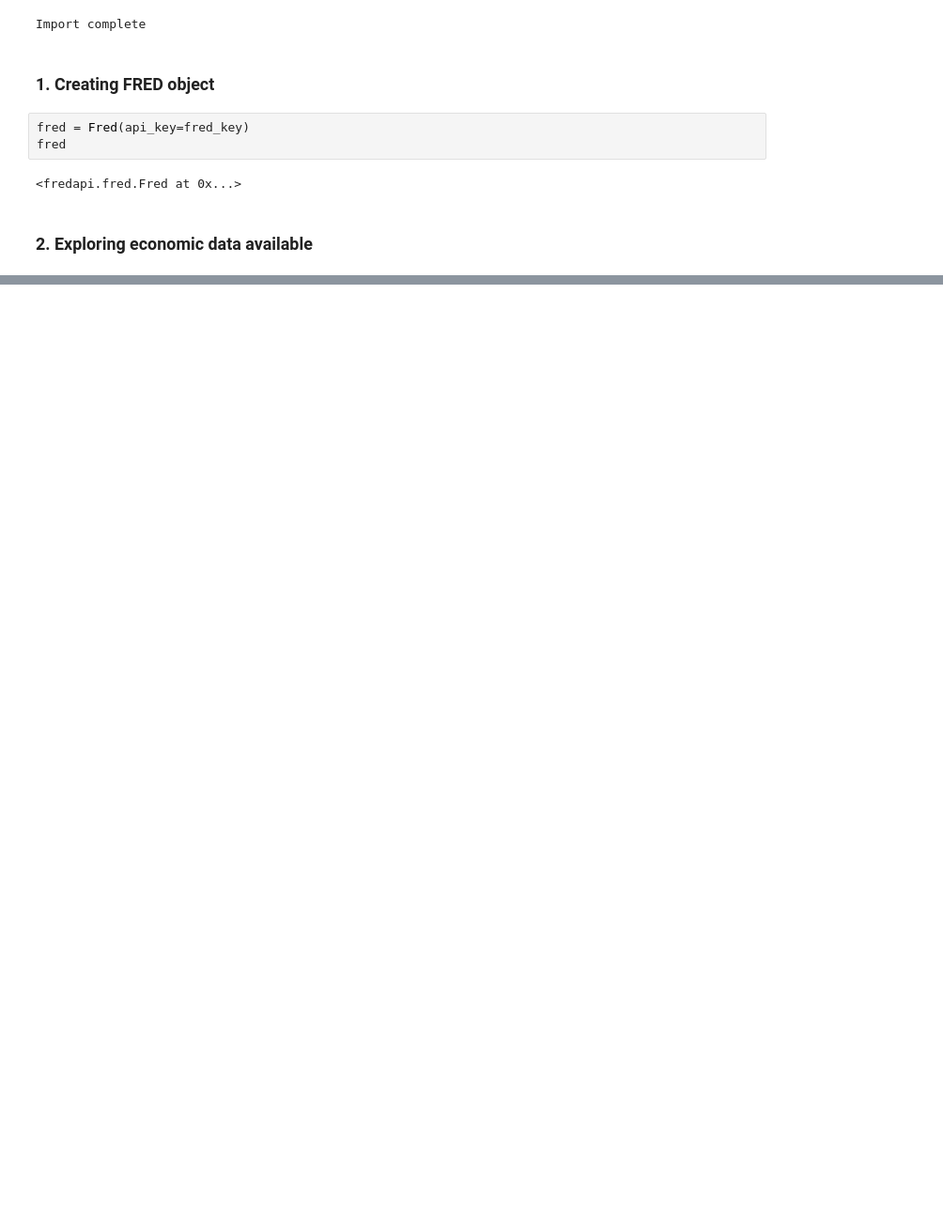
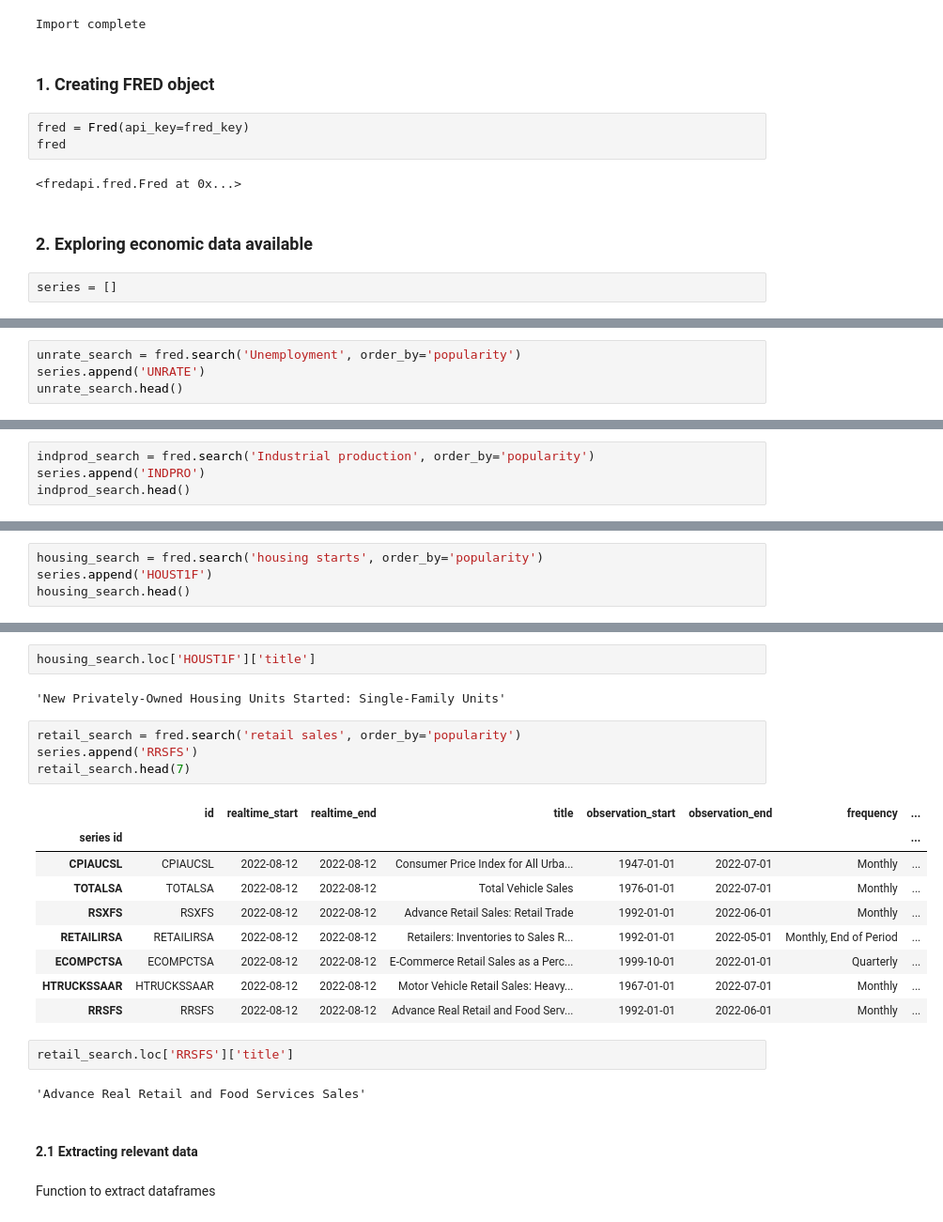
Before and after one commit to kevinmiguel97/Unemployment-analysis, a Jupyter notebook: notebook_unemployment.ipynb, the cells around one changed output, grey strips where cells are left out. Shown at 94% size. Cells and saved outputs as stored; diff of their text form; blank space fills up the shorter version.

```diff
--- a/notebook_unemployment.ipynb
+++ b/notebook_unemployment.ipynb
@@ -44,3 +38,5 @@ fred
 <fredapi.fred.Fred at 0x...>
 # %% [markdown]
 ### 2. Exploring economic data available
+# %%
+series = []
@@ -46,0 +45,4 @@ fred
+# %%
+unrate_search = fred.search('Unemployment', order_by='popularity')
+series.append('UNRATE')
+unrate_search.head()
@@ -46,0 +59,4 @@ fred
+# %%
+indprod_search = fred.search('Industrial production', order_by='popularity')
+series.append('INDPRO')
+indprod_search.head()
@@ -46,0 +71,4 @@ fred
+# %%
+housing_search = fred.search('housing starts', order_by='popularity')
+series.append('HOUST1F')
+housing_search.head()
@@ -46,0 +110,26 @@ fred
+# %%
+housing_search.loc['HOUST1F']['title']
+# %% [output]
+'New Privately-Owned Housing Units Started: Single-Family Units'
+# %%
+retail_search = fred.search('retail sales', order_by='popularity')
+series.append('RRSFS')
+retail_search.head(7)
+# %% [output]
+|  | id | realtime_start | realtime_end | title | observation_start | observation_end | frequency | ... |
+| series id |  |  |  |  |  |  |  | ... |
+| CPIAUCSL | CPIAUCSL | 2022-08-12 | 2022-08-12 | Consumer Price Index for All Urba... | 1947-01-01 | 2022-07-01 | Monthly | ... |
+| TOTALSA | TOTALSA | 2022-08-12 | 2022-08-12 | Total Vehicle Sales | 1976-01-01 | 2022-07-01 | Monthly | ... |
+| RSXFS | RSXFS | 2022-08-12 | 2022-08-12 | Advance Retail Sales: Retail Trade | 1992-01-01 | 2022-06-01 | Monthly | ... |
+| RETAILIRSA | RETAILIRSA | 2022-08-12 | 2022-08-12 | Retailers: Inventories to Sales R... | 1992-01-01 | 2022-05-01 | Monthly, End of Period | ... |
+| ECOMPCTSA | ECOMPCTSA | 2022-08-12 | 2022-08-12 | E-Commerce Retail Sales as a Perc... | 1999-10-01 | 2022-01-01 | Quarterly | ... |
+| HTRUCKSSAAR | HTRUCKSSAAR | 2022-08-12 | 2022-08-12 | Motor Vehicle Retail Sales: Heavy... | 1967-01-01 | 2022-07-01 | Monthly | ... |
+| RRSFS | RRSFS | 2022-08-12 | 2022-08-12 | Advance Real Retail and Food Serv... | 1992-01-01 | 2022-06-01 | Monthly | ... |
+# %%
+retail_search.loc['RRSFS']['title']
+# %% [output]
+'Advance Real Retail and Food Services Sales'
+# %% [markdown]
+#### 2.1 Extracting relevant data
+# %% [markdown]
+Function to extract dataframes
```
Also changed, not shown: parts of 15 cells of this notebook, 1 other file.
